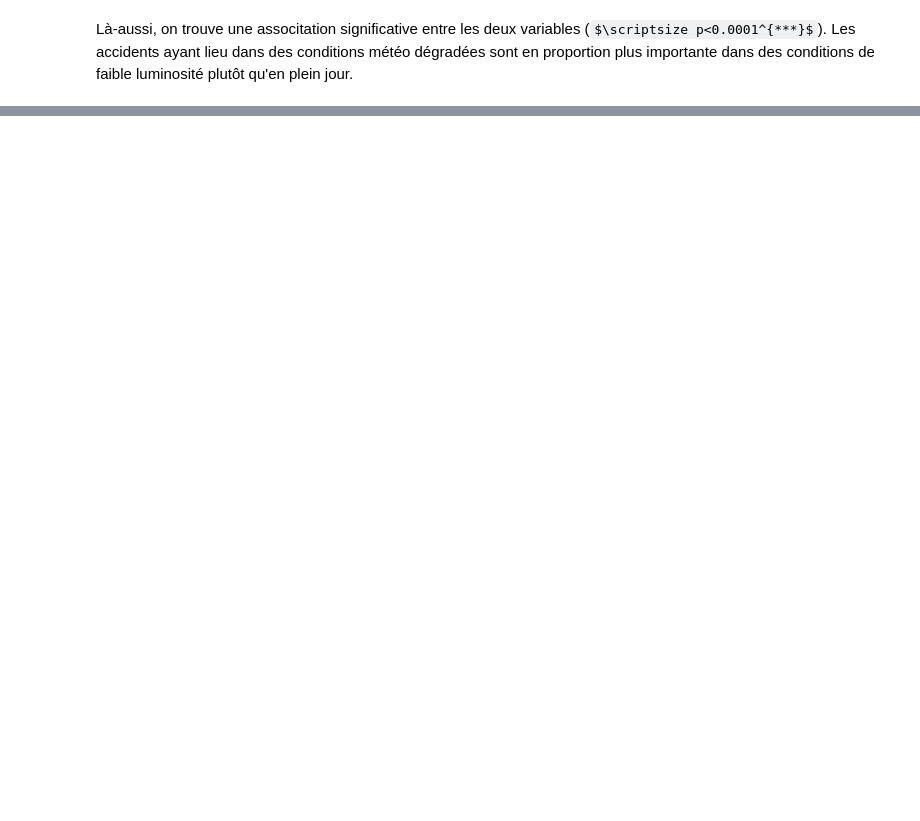
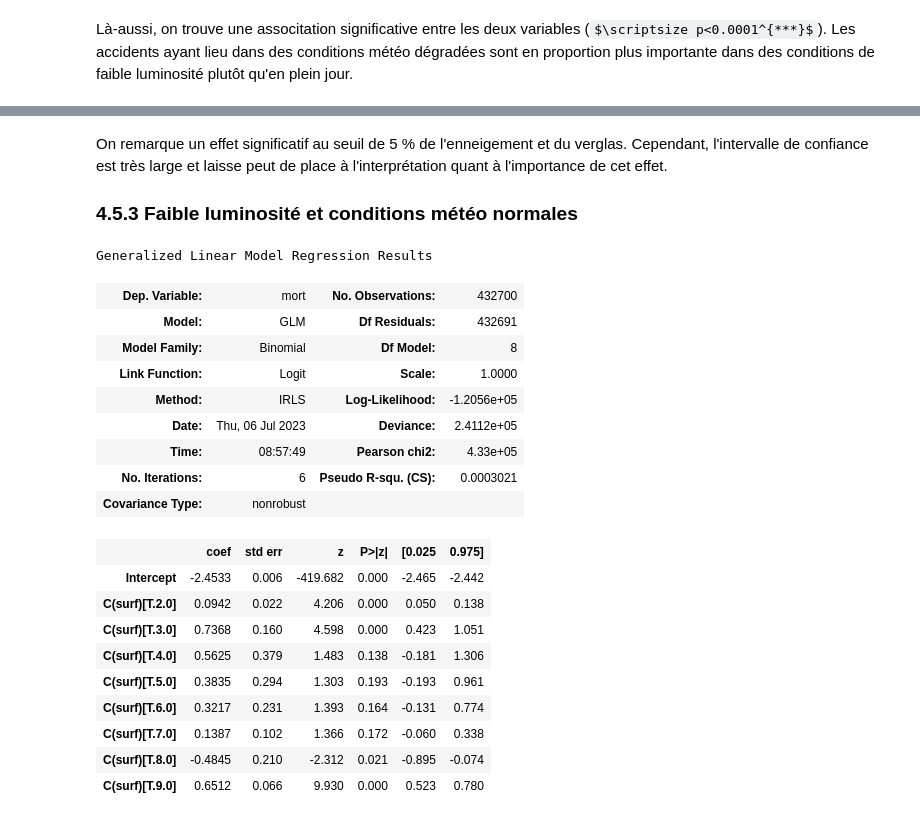
Before and after one commit to nlejay/accidents_circulation, a Jupyter notebook: projet_acc_route.ipynb, the cells around one changed output, grey strips where cells are left out. Cells and saved outputs as stored; diff of their text form; code cells hidden in the pictures; some formulas as TeX source; blank space fills up the shorter version.

Commit message:
étude de l'influence du verglas et de l'enneigement sur la mortalité en distingant les conditions météo et de luminosité

```diff
--- a/projet_acc_route.ipynb
+++ b/projet_acc_route.ipynb
@@ -2355,0 +2516,31 @@ Les accidents ayant lieu dans des conditions météo dégradées sont en proport
+# %% [markdown]
+On remarque un effet significatif au seuil de 5 % de l'enneigement et du verglas. Cependant, l'intervalle de confiance est très large et laisse peut de place à l'interprétation quant à l'importance de cet effet.
+
+### 4.5.3 Faible luminosité et conditions météo normales
+# %%
+mort_vs_cond_nuit = mort_vs_cond.loc[(mort_vs_cond['lum']!=1) & (mort_vs_cond['atm']==1)]
+
+#modèle de régression logistique
+log_model_surf = glm("mort ~ C(surf)", data= mort_vs_cond_nuit, family = sm.families.Binomial()).fit()
+log_model_surf.summary()
+# %% [output]
+Generalized Linear Model Regression Results
+| Dep. Variable: | mort | No. Observations: | 432700 |
+| Model: | GLM | Df Residuals: | 432691 |
+| Model Family: | Binomial | Df Model: | 8 |
+| Link Function: | Logit | Scale: | 1.0000 |
+| Method: | IRLS | Log-Likelihood: | -1.2056e+05 |
+| Date: | Thu, 06 Jul 2023 | Deviance: | 2.4112e+05 |
+| Time: | 08:57:49 | Pearson chi2: | 4.33e+05 |
+| No. Iterations: | 6 | Pseudo R-squ. (CS): | 0.0003021 |
+| Covariance Type: | nonrobust |  |  |
+|  | coef | std err | z | P>|z| | [0.025 | 0.975] |
+| Intercept | -2.4533 | 0.006 | -419.682 | 0.000 | -2.465 | -2.442 |
+| C(surf)[T.2.0] | 0.0942 | 0.022 | 4.206 | 0.000 | 0.050 | 0.138 |
+| C(surf)[T.3.0] | 0.7368 | 0.160 | 4.598 | 0.000 | 0.423 | 1.051 |
+| C(surf)[T.4.0] | 0.5625 | 0.379 | 1.483 | 0.138 | -0.181 | 1.306 |
+| C(surf)[T.5.0] | 0.3835 | 0.294 | 1.303 | 0.193 | -0.193 | 0.961 |
+| C(surf)[T.6.0] | 0.3217 | 0.231 | 1.393 | 0.164 | -0.131 | 0.774 |
+| C(surf)[T.7.0] | 0.1387 | 0.102 | 1.366 | 0.172 | -0.060 | 0.338 |
+| C(surf)[T.8.0] | -0.4845 | 0.210 | -2.312 | 0.021 | -0.895 | -0.074 |
+| C(surf)[T.9.0] | 0.6512 | 0.066 | 9.930 | 0.000 | 0.523 | 0.780 |
```
Also changed, not shown: parts of 25 cells of this notebook.
